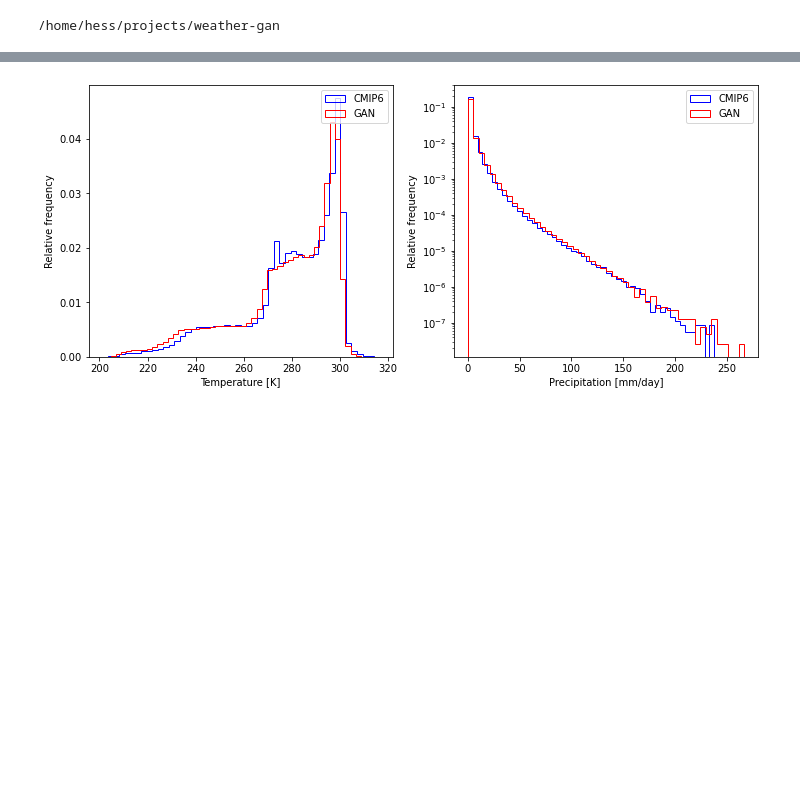
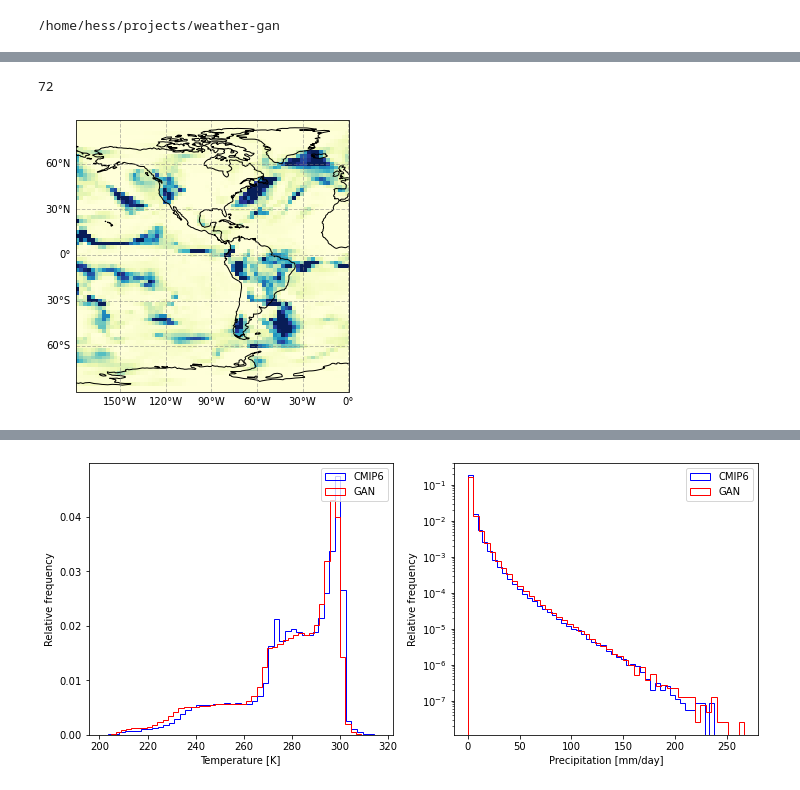
Before and after one commit to p-hss/weather-gan, a Jupyter notebook: notebooks/dev-inference.ipynb, the cells around one changed output, grey strips where cells are left out. Drawn from its saved outputs; the diff is of its cells as text; code cells hidden in the pictures; blank space fills up the shorter version.

```diff
--- a/notebooks/dev-inference.ipynb
+++ b/notebooks/dev-inference.ipynb
@@ -85,0 +94,6 @@ def corr(x, y):
+# %%
+input.shape
+len(np.arange(-90,90,2.5))
+len(np.arange(0,180,2.5))
+# %% [output]
+72
@@ -86,3 +102,9 @@ def corr(x, y):
+# %%
+fig = plt.figure(figsize=(10, 5))
+ax = fig.add_subplot(1, 1, 1, projection=ccrs.PlateCarree())
+_ = plot_map(target[0,0]*24*3600, ax, 0, 15, 'YlGnBu')
+# %% [output]
+[figure, added]
 # %%
 n_col = 2
 n_row = int((2 + n_steps)//2)
```
Also changed, not shown: parts of 7 cells of this notebook, 3 other files.
